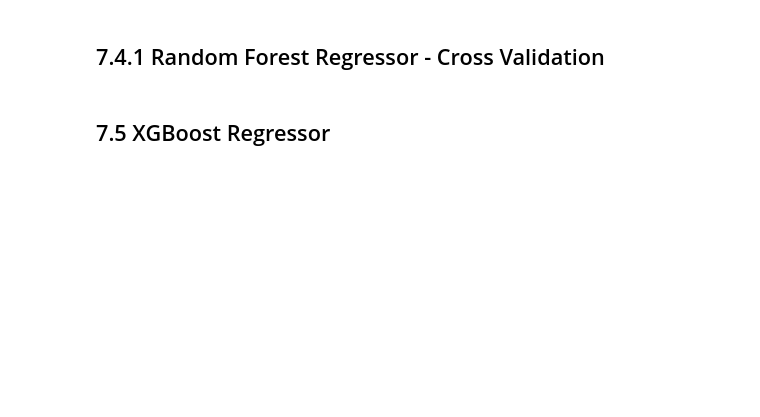
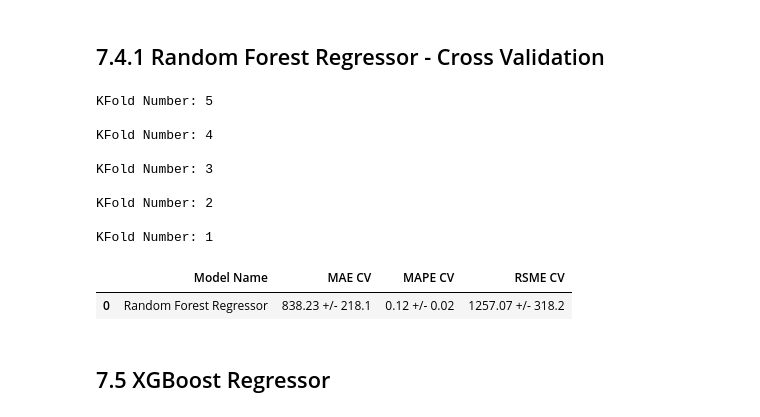
Before and after one commit to jefslima/Rossmann-Store-Prediction, a Jupyter notebook: Rossmann_Store_Sales_M09-10.ipynb, the cells around one changed output. Cells and saved outputs as stored; diff of their text form; code cells hidden in the pictures; blank space fills up the shorter version.

```diff
--- a/Rossmann_Store_Sales_M09-10.ipynb
+++ b/Rossmann_Store_Sales_M09-10.ipynb
@@ -950,9 +1123,20 @@ rf_result
 # %% [markdown]
 ## 7.4.1 Random Forest Regressor  - Cross Validation
 # %%
-#testar em CASA!!!!
-#rs_resul_cv = cross_validation(x_training, 5, 'Random Forest Regressor', rf , verbose= True)
-#rs_resul_cv
+rs_resul_cv = cross_validation(x_training, 5, 'Random Forest Regressor', rf , verbose= True)
+rs_resul_cv
+# %% [output]
+KFold Number: 5
+
+KFold Number: 4
+
+KFold Number: 3
+
+KFold Number: 2
+
+KFold Number: 1
+|  | Model Name | MAE CV | MAPE CV | RSME CV |
+| 0 | Random Forest Regressor | 838.23 +/- 218.1 | 0.12 +/- 0.02 | 1257.07 +/- 318.2 |
 # %% [markdown]
 ## 7.5 XGBoost Regressor
 # %%
```
Also changed, not shown: parts of 49 cells of this notebook.
